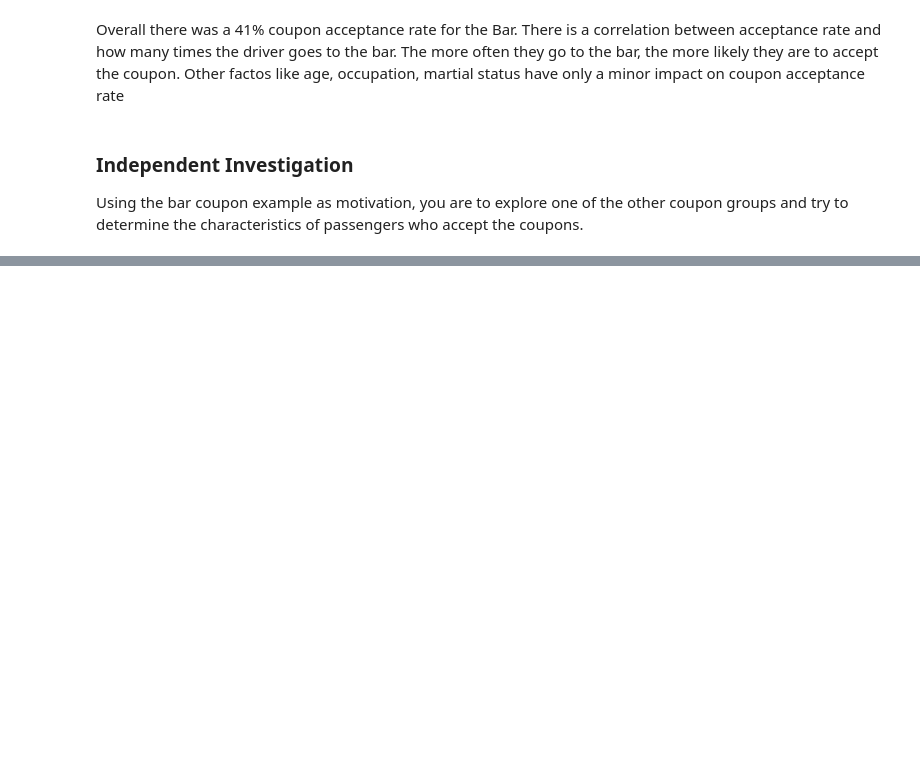
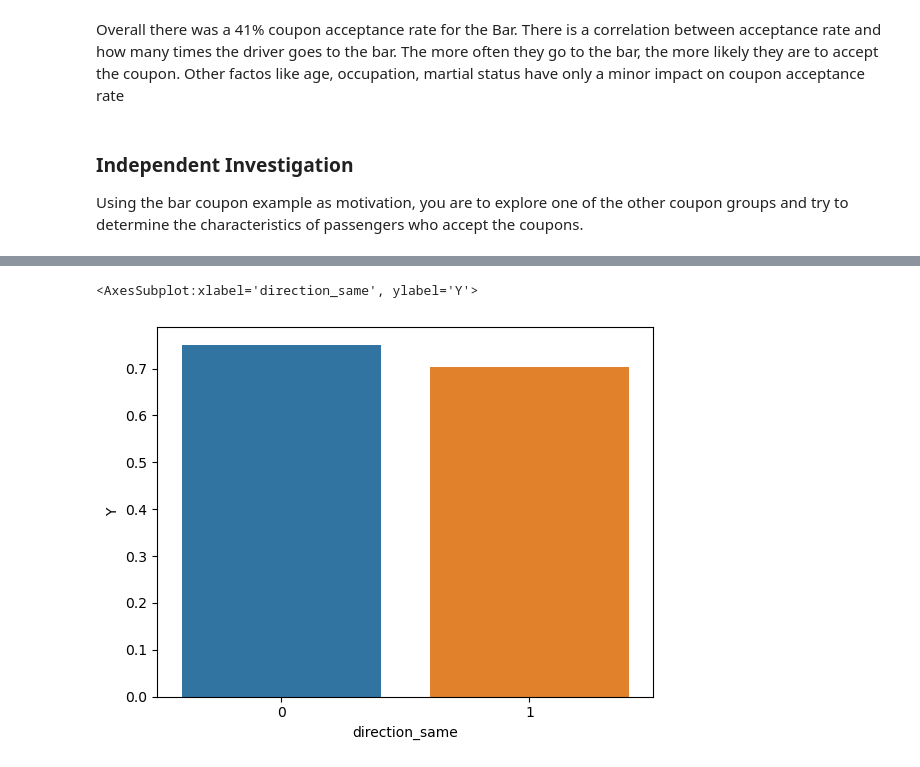
Before and after one commit to sgshaikh/Customer_Accept_Coupon, a Jupyter notebook: prompt.ipynb, the cells around one changed output, grey strips where cells are left out. Drawn from its saved outputs; the diff is of its cells as text; code cells hidden in the pictures; blank space fills up the shorter version.

```diff
--- a/prompt.ipynb
+++ b/prompt.ipynb
@@ -276,0 +333,6 @@ Using the bar coupon example as motivation, you are to explore one of the other
+# %%
+#does driving direction have an impact
+sns.barplot(data=data_carrout.groupby('direction_same')[['Y']].mean().reset_index(), x='direction_same' , y='Y')
+# %% [output]
+<AxesSubplot:xlabel='direction_same', ylabel='Y'>
+[figure, added]
```
Also changed, not shown: parts of 13 cells of this notebook.
